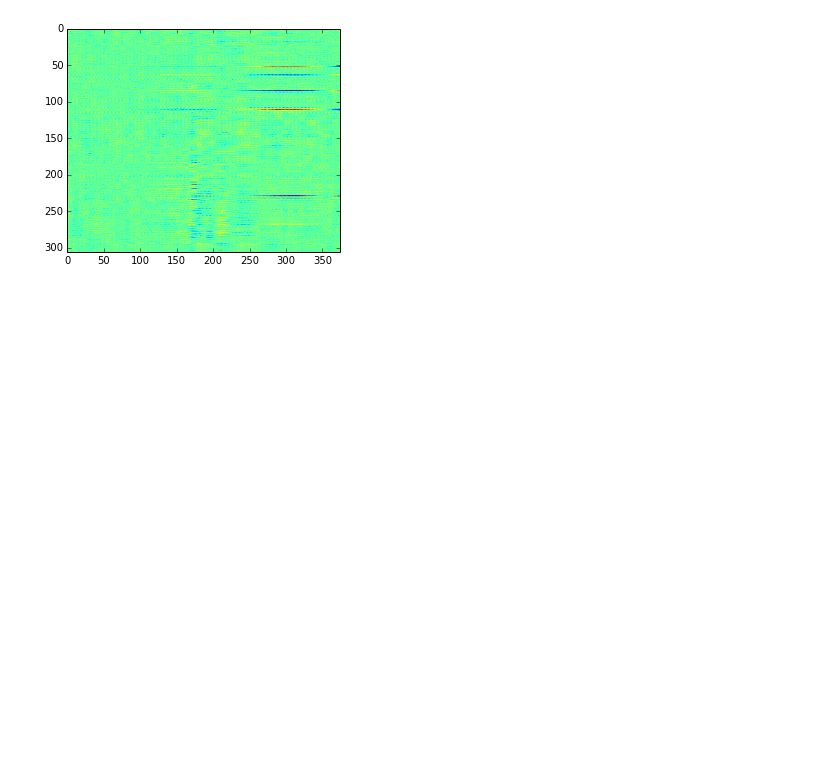
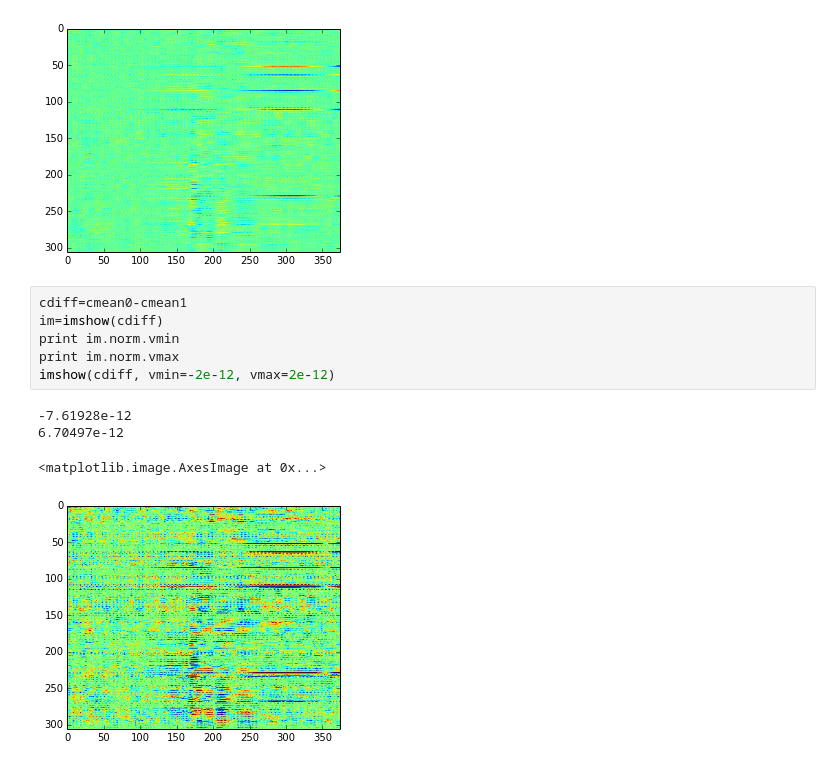
Before and after one commit to SnippyHolloW/kaggleMEG, a Jupyter notebook: Exploratory Data Analysis.ipynb, the cells around one changed output. Saved outputs shown, nothing was run; the diff lists cells and outputs as text; blank space fills up the shorter version.

```diff
--- a/Exploratory Data Analysis.ipynb
+++ b/Exploratory Data Analysis.ipynb
@@ -80,3 +80,14 @@ imshow(cmean1 - fullmean)
 # %% [output]
 <matplotlib.image.AxesImage at 0x...>
 [figure]
+# %%
+cdiff=cmean0-cmean1
+im=imshow(cdiff)
+print im.norm.vmin
+print im.norm.vmax
+imshow(cdiff, vmin=-2e-12, vmax=2e-12)
+# %% [output]
+-7.61928e-12
+6.70497e-12
+<matplotlib.image.AxesImage at 0x...>
+[figure, added]
```
Also changed, not shown: parts of 2 cells of this notebook, 1 other file.
